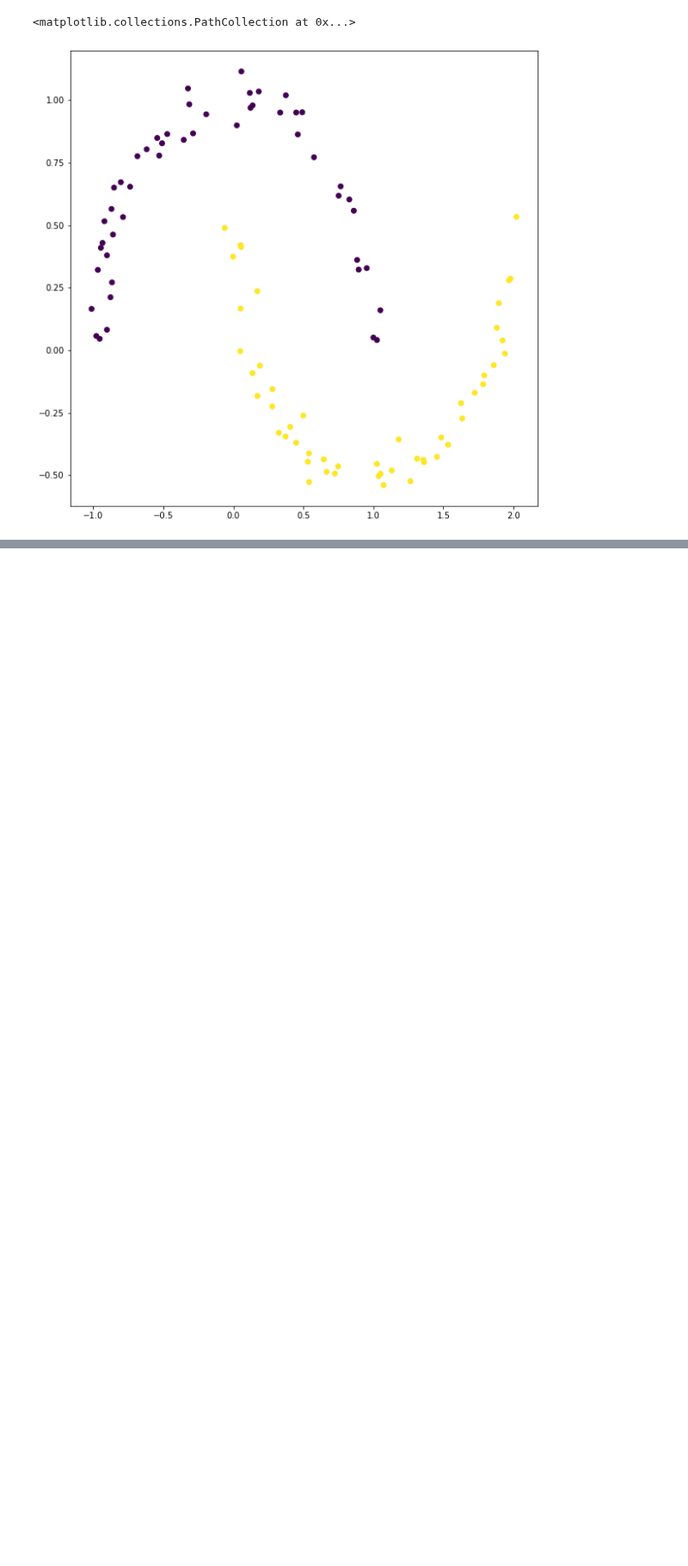
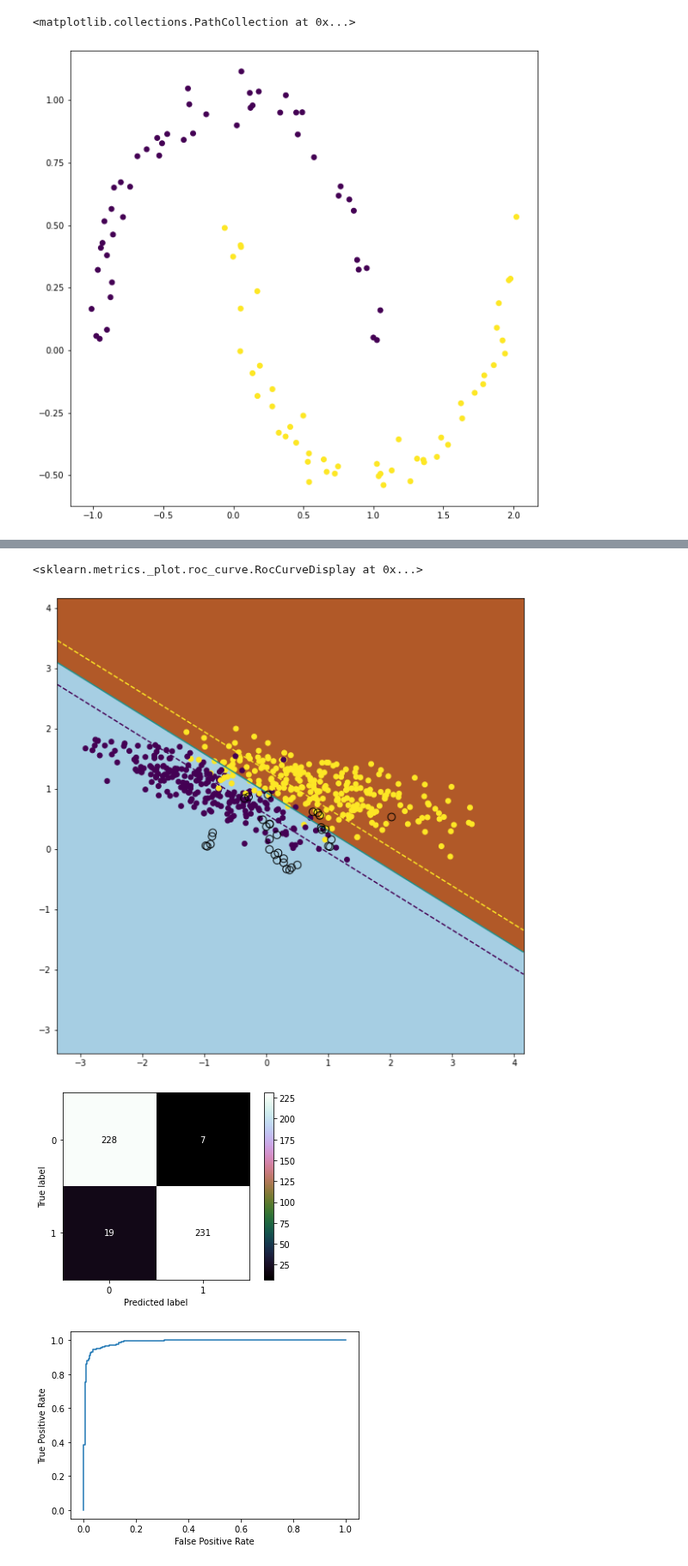
Before and after one commit to jakub-kowalik/PUM, a Jupyter notebook: lab4/lab4new.ipynb, the cells around one changed output, grey strips where cells are left out. Shown at 86% size. Saved outputs shown, nothing was run; the diff lists cells and outputs as text; code cells hidden in the pictures; blank space fills up the shorter version.

```diff
--- a/lab4/lab4new.ipynb
+++ b/lab4/lab4new.ipynb
@@ -255,0 +278,12 @@ rok_model.plot()
+# %%
+X, y = datasets.make_classification(n_features=2, random_state=seed, n_redundant=0, n_samples=samples, n_classes=2, n_clusters_per_class=1)
+
+y[y == 0] = -1
+
+X_train, X_test, y_train, y_test = train_test_split(X, y, train_size=train_split, test_size=test_split, random_state=seed)
+
+xx, yy = np.meshgrid(np.arange(X.min(), X.max(), 0.01),
+                       np.arange(X.min(), X.max(), 0.01))
+
+plt.figure(figsize=(10,10))
+plt.scatter(X_train[:, 0], X_train[:, 1], c=y_train)
@@ -255,0 +295,36 @@ rok_model.plot()
+# %%
+model = SVC(kernel='linear', gamma=0.1, degree=1, random_state=seed, C=1)
+
+model.fit(X_train, y_train)
+
+prd = model.predict(X_test)
+
+mesh_data = c_[xx.ravel(), yy.ravel()]
+
+predict_cntr = model.predict(mesh_data)
+predict_cntr = predict_cntr.reshape(xx.shape)
+
+Z = model.decision_function(mesh_data).reshape(xx.shape)
+
+plt.figure(figsize=(10, 10))
+plt.pcolormesh(xx, yy, Z > 0, cmap=plt.cm.Paired)
+plt.contour(xx, yy, Z, linestyles=["--", "-", "--"], levels=[-1, 0, 1])
+plt.scatter(X_test[:, 0], X_test[:, 1], c=y_test)
+plt.scatter(support_v[:, 0], support_v[:, 1], s=80, facecolors='none', zorder=10, edgecolors='k')
+
+cm_model = confusion_matrix(y_test, prd, labels=[-1, 1])
+tn_model = cm_model[0][0]
+fn_model = cm_model[0][1]
+tp_model = cm_model[1][1]
+fp_model = cm_model[1][0]
+ConfusionMatrixDisplay(cm_model).plot(cmap='cubehelix')
+
+fpr, tpr, roc_auc = roc_curve(y_test, model.decision_function(X_test))
+
+rok_model = RocCurveDisplay(fpr=fpr, tpr=tpr)
+rok_model.plot()
+# %% [output]
+<sklearn.metrics._plot.roc_curve.RocCurveDisplay at 0x...>
+[figure, added]
+[figure, added]
+[figure, added]
```
Also changed, not shown: parts of 22 cells of this notebook, 1 other file.
